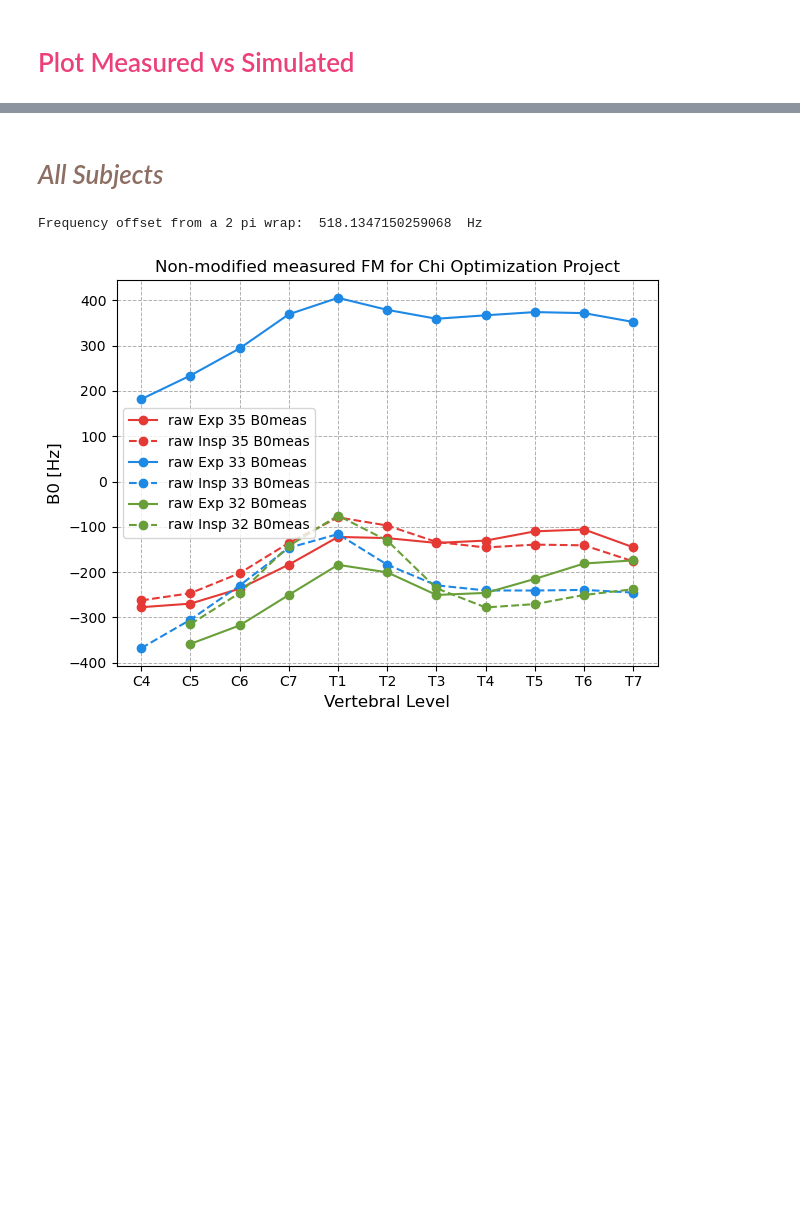
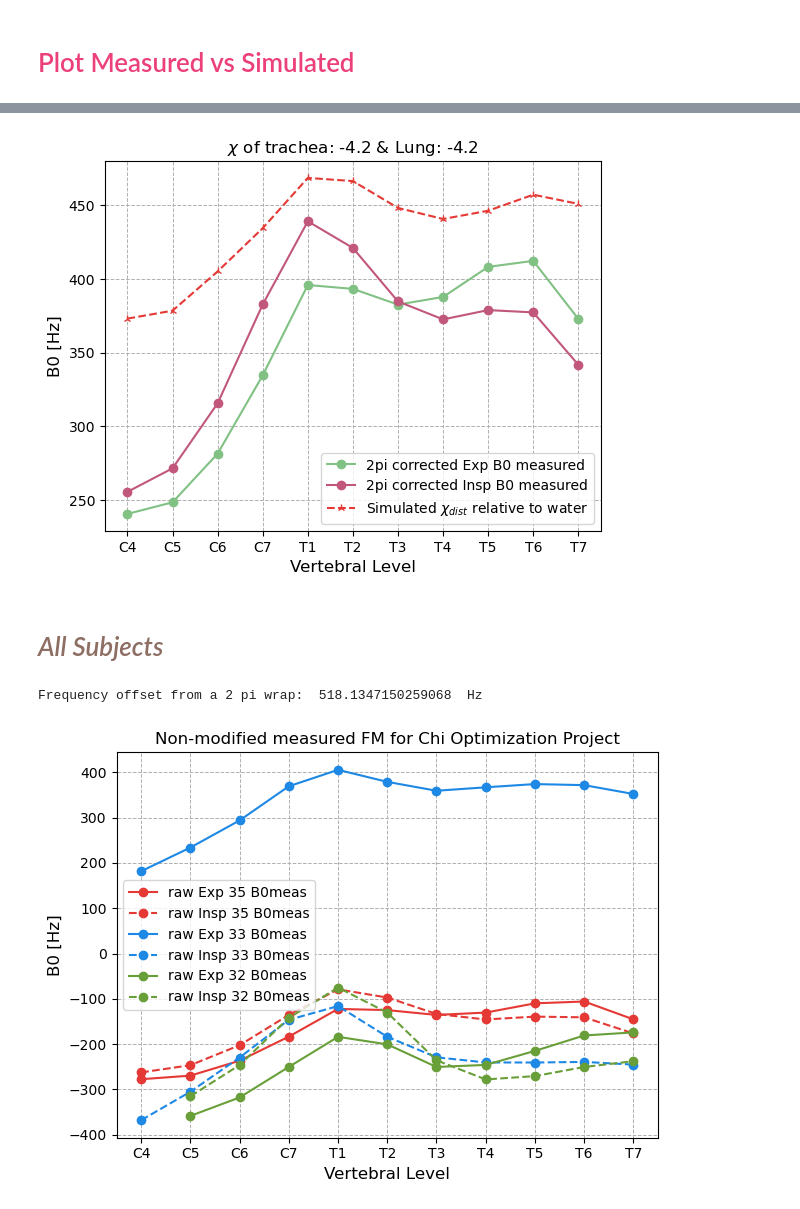
Before and after one commit to sriosq/Image-processing-strategies, a Jupyter notebook: compare_fieldmap/db0_035_and_all.ipynb, the cells around one changed output, grey strips where cells are left out. Cells and saved outputs as stored; diff of their text form; code cells hidden in the pictures; blank space fills up the shorter version.

```diff
--- a/compare_fieldmap/db0_035_and_all.ipynb
+++ b/compare_fieldmap/db0_035_and_all.ipynb
@@ -286,3 +336,31 @@ plt.show()
+# %%
+two_pi_offset_corrected_exp = raw_exp_metrics + freq_offset_npi
+two_pi_offset_corrected_insp = raw_insp_metrics + freq_offset_npi
+# %%
+vertebrae_levels = ['C4', 'C5', 'C6', 'C7', 'T1', 'T2', 'T3', 'T4', 'T5', 'T6', 'T7'] # From 4 to 14
+# db0_035:
+plt.plot(vertebrae_levels, two_pi_offset_corrected_exp, marker = 'o', linestyle = '-', label = "2pi corrected Exp B0 measured", color = "#81C184")
+plt.plot(vertebrae_levels, two_pi_offset_corrected_insp, marker = 'o', linestyle = '-', label = "2pi corrected Insp B0 measured", color = "#C1577B")
+#plt.plot(vertebrae_levels, abs_ref_fm_Hz_data, marker = '*', linestyle = '--', label = r"Simulated Absolute $\chi_{dist}$", color = "#5C5C5C")
+plt.plot(vertebrae_levels, ref_h20_fm_Hz_data, marker = '2', linestyle = '--', label = r"Simulated $\chi_{dist}$ relative to water", color = "#E53935")
+
+plt.title("$\\chi$ of trachea: -4.2 & Lung: -4.2")
+plt.xlabel('Vertebral Level', fontsize=12)
+plt.ylabel('B0 [Hz]', fontsize=12)
+plt.legend()
+
+#yticks = range(-150, 121, 20)
+#plt.yticks(yticks)
+
+# Customize grid and display
+plt.grid(True, which='both', linestyle='--', linewidth=0.7)
+#plt.tight_layout()
+
+
+# Show the plot
+plt.show()
+# %% [output]
+[figure, added]
 # %% [markdown]
 # <span style="color:#8D6E63"> *All Subjects* </span>
 # %%
```
Also changed, not shown: parts of 9 cells of this notebook, 12 other files.
